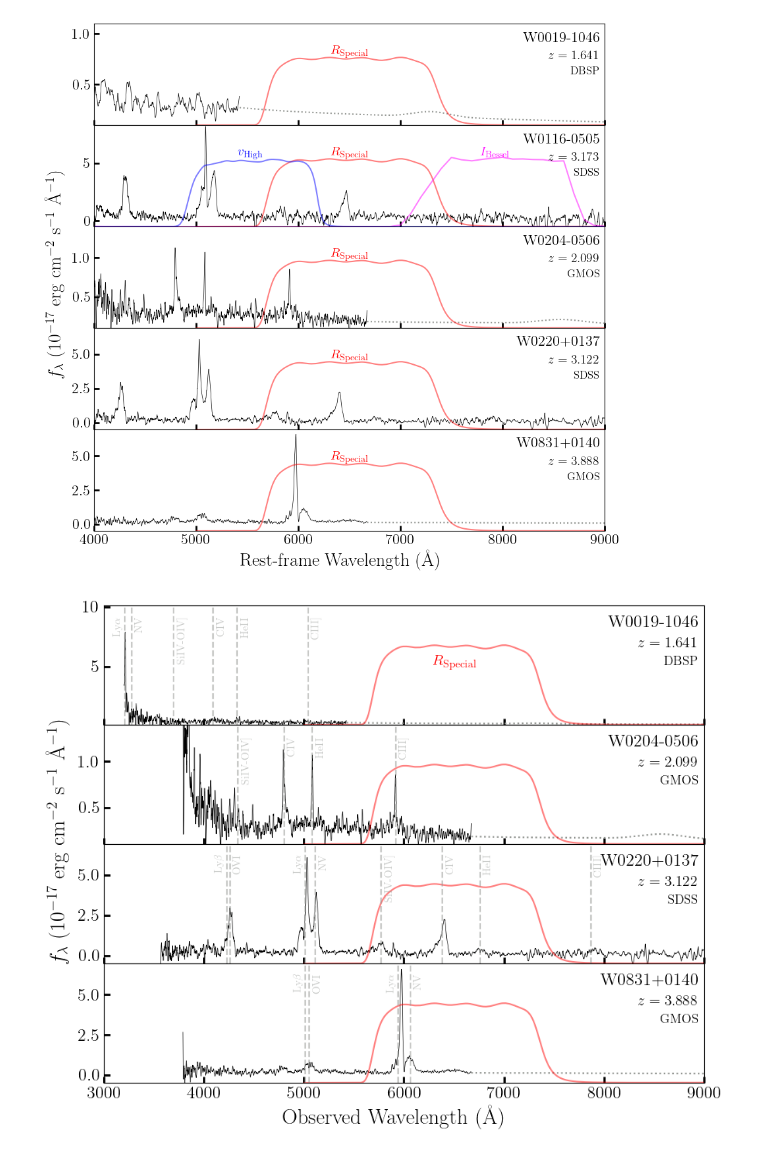
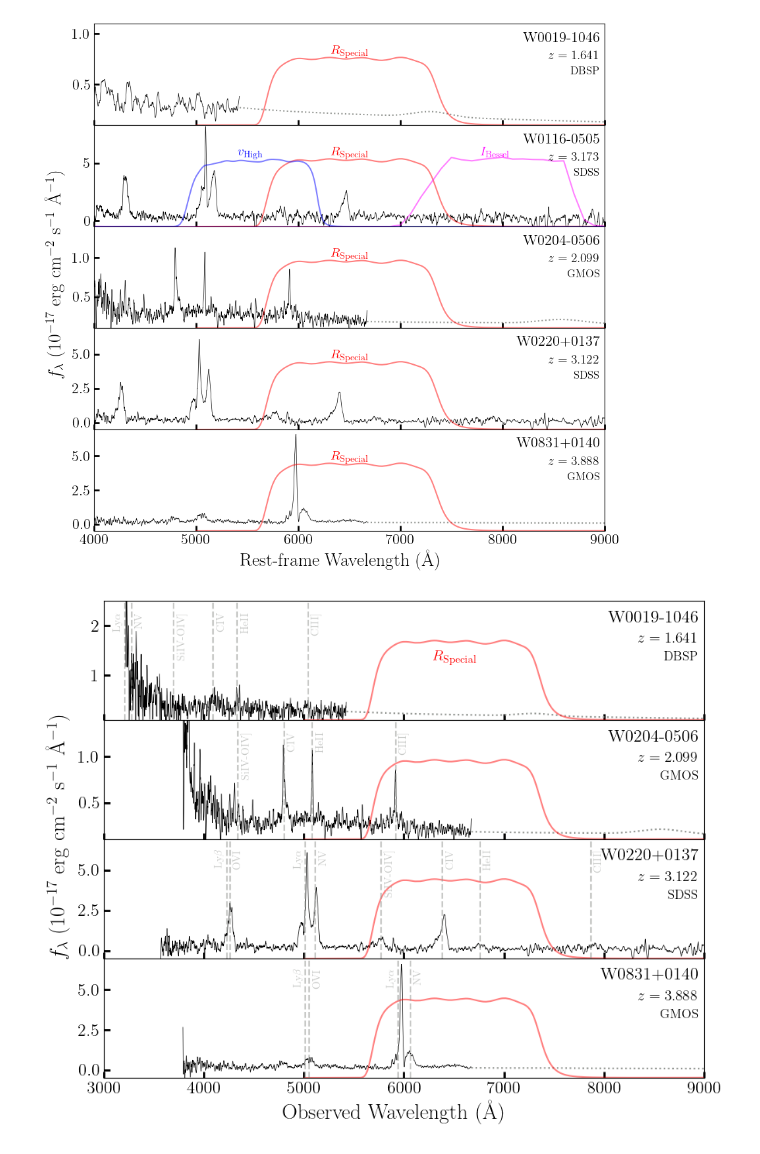
Before and after one commit to rjassef/Impol_BHDs_repo, a Jupyter notebook: plots/spec_plots/spec_plots.ipynb, the cells around one changed output. Saved outputs shown, nothing was run; the diff lists cells and outputs as text; code cells hidden in the pictures.

```diff
--- a/plots/spec_plots/spec_plots.ipynb
+++ b/plots/spec_plots/spec_plots.ipynb
@@ -190,7 +190,8 @@ fig.savefig("specs_all.png", dpi=200, bbox_inches='tight')
 # %%
 ymin = {"W0019-1046": 0.1, "W0116-0505": -0.5, "W0204-0506": 0.1, "W0220+0137": -0.5, "W0831+0140": -0.5}
 #ymax = {"W0019-1046": 1.1, "W0116-0505":  8.3, "W0204-0506": 1.4, "W0220+0137":  6.9, "W0831+0140": None}
-ymax = {"W0019-1046": 10.1, "W0116-0505":  8.3, "W0204-0506": 1.4, "W0220+0137":  6.9, "W0831+0140": None}
+#ymax = {"W0019-1046": 10.1, "W0116-0505":  8.3, "W0204-0506": 1.4, "W0220+0137":  6.9, "W0831+0140": None}
+ymax = {"W0019-1046": 2.5, "W0116-0505":  8.3, "W0204-0506": 1.4, "W0220+0137":  6.9, "W0831+0140": None}
 
 fig, axs = plt.subplots(4, figsize=(10,8), sharex=True)
 
@@ -233,31 +234,31 @@ for i, wid in enumerate(wids_use):
     ax.set_xlim([3000., 9000.])
 
     ax.text(0.99, 0.82, wid, ha='right', fontsize=16, transform=ax.transAxes)
     ax.text(0.99, 0.65, r'$z={:.3f}$'.format(op.z[wid]), ha='right', fontsize=14, transform=ax.transAxes)
     ax.text(0.99, 0.50, specs.specs.sp[wid].instrument, ha='right', fontsize=12, transform=ax.transAxes)
 
     #plt.show()
     #fig.savefig('{}_spec.png'.format(wid), dpi=200, bbox_inches='tight')
 
     #Plot some common emission lines.
     waves_ems = {r"Ly$\beta$":1025.722, "OVI":1033.82, r"Ly$\alpha$":1215.670, "NV":1240.81, "SiIV-OIV]":1399.80, "CIV":1549.48, "HeII":1640.40, "CIII]":1908.734}
     offset = {r"Ly$\beta$":-0.02, "OVI":0.005, r"Ly$\alpha$":-0.02, "NV":0.005, "SiIV-OIV]":0.005, "CIV":0.005, "HeII":0.005, "CIII]":0.005}
     for line_name in waves_ems.keys():
          lam_line = waves_ems[line_name]*(1+op.z[wid])
          if wid=="W0204-0506":
               if lam_line < 4000.:
                    continue
          if np.min(specs.lam_obs[wid].value)> lam_line or np.max(specs.specs.sp[wid].lam_obs.value)<lam_line:
               continue
          ax.plot([lam_line]*2, ax.get_ylim(), color='xkcd:grey', linestyle='dashed', alpha=0.5)
          ax.text(lam_line+offset[line_name]*(ax.get_xlim()[1]-ax.get_xlim()[0]), 0.9*ax.get_ylim()[1], line_name, color='xkcd:grey', alpha=0.5, rotation="vertical", va='top')
 
 plt.subplots_adjust(wspace=0.0,hspace=0.0)
 fig.supylabel(r'$f_{\lambda}~(10^{-17}~\rm erg~\rm cm^{-2}~\rm s^{-1}~\rm \AA^{-1})$', fontsize=20, x=0.05)
 fig.supxlabel(r'Observed Wavelength $(\rm \AA)$', fontsize=20, y=0.035)
 
 plt.show()
 
 fig.savefig("specs.png", dpi=200, bbox_inches='tight')
 # %% [output]
-[figure, old version]
+[figure, new version]
```
Also changed, not shown: 2 other files.
